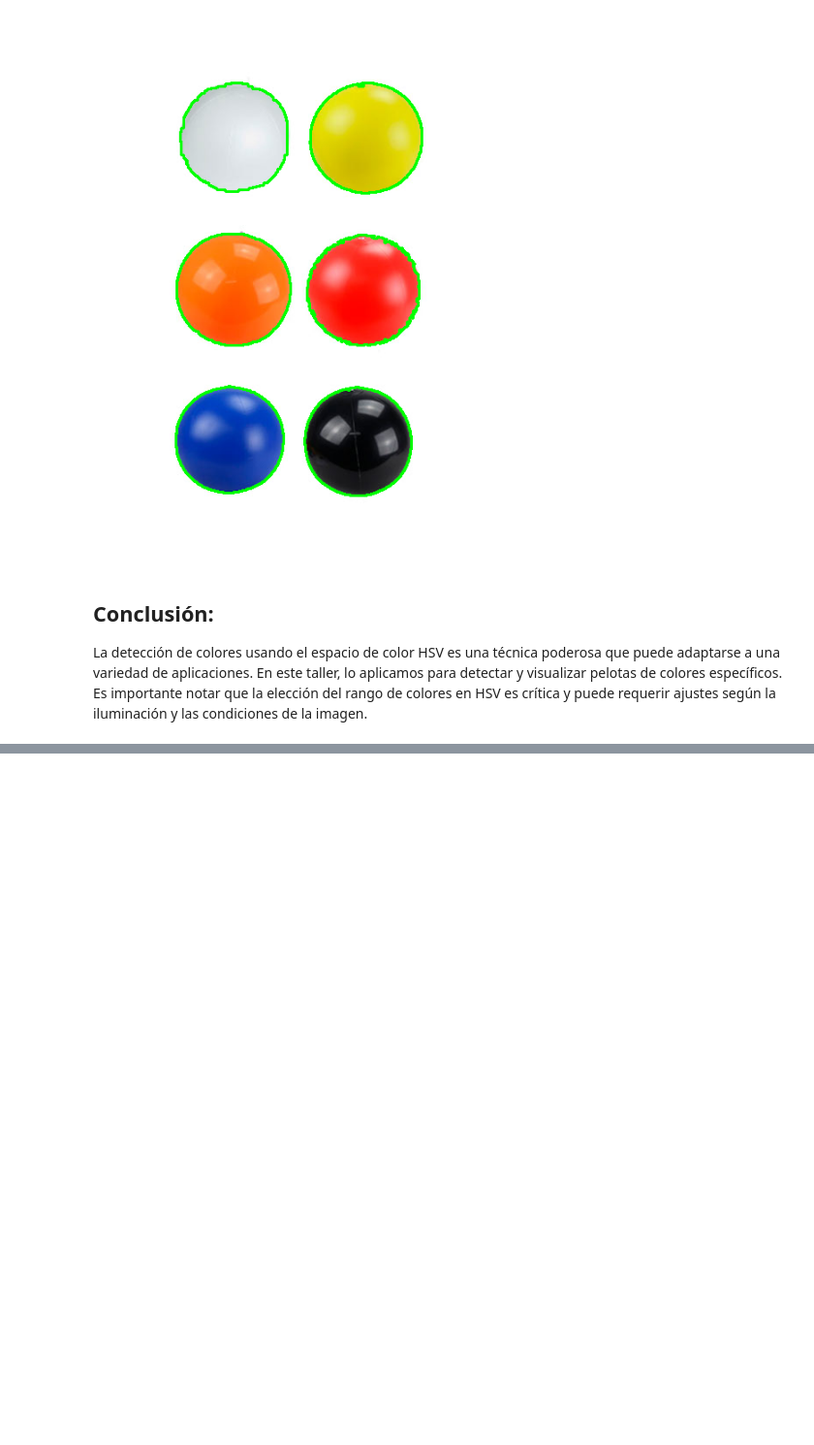
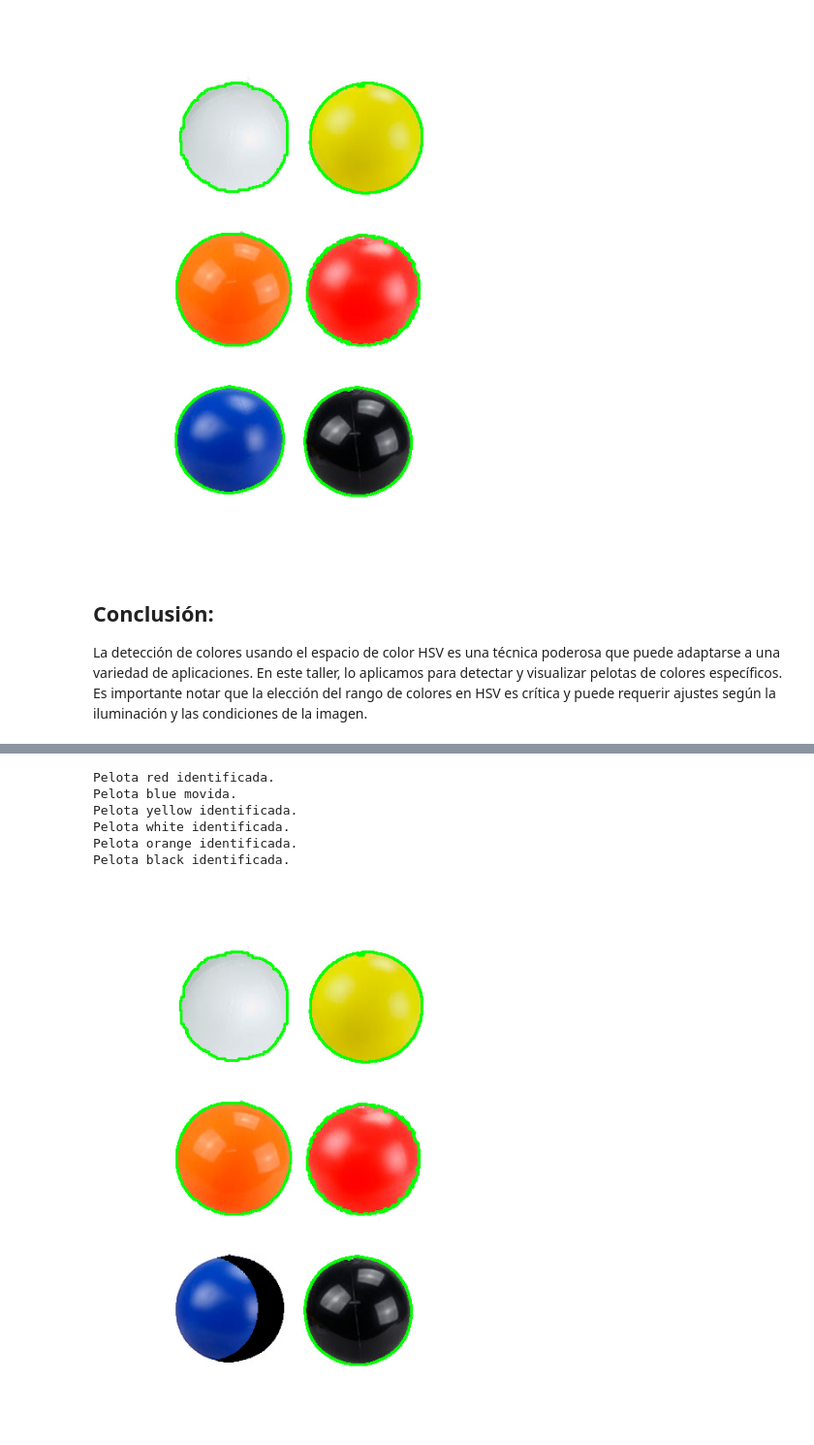
Before and after one commit to jsebastianquiroga/IMAGE_VIDEO_PROCESSING_PUJ, a Jupyter notebook: Talleres/Taller_1.ipynb, the cells around one changed output, grey strips where cells are left out. Shown at 97% size. Cells and saved outputs as stored; diff of their text form; code cells hidden in the pictures; blank space fills up the shorter version.

```diff
--- a/Talleres/Taller_1.ipynb
+++ b/Talleres/Taller_1.ipynb
@@ -189,0 +193,80 @@ La detección de colores usando el espacio de color HSV es una técnica poderosa
+# %%
+def find_ball_contour(image, lower, upper):
+    mask = cv2.inRange(image, lower, upper)
+    contours, _ = cv2.findContours(mask, cv2.RETR_EXTERNAL, cv2.CHAIN_APPROX_SIMPLE)
+
+    if contours:
+        c = max(contours, key=cv2.contourArea)
+        return c
+    return None
+
+def move_blue_ball_left(image, contour, pixels=30):
+    # Calcular el centroide de la pelota
+    M = cv2.moments(contour)
+    cX = int(M["m10"] / M["m00"])
+    cY = int(M["m01"] / M["m00"])
+
+    # Crear una máscara negra del tamaño de la imagen
+    mask = np.zeros_like(image)
+
+    # Dibujar el contorno en blanco en la máscara
+    cv2.drawContours(mask, [contour], -1, (255, 255, 255), -1)
+
+    # Asegurarse de que no nos salgamos del borde al mover
+    cX_new = max(pixels, cX) - pixels
+
+    # Mover el contorno a la izquierda
+    M = np.float32([[1, 0, cX_new - cX], [0, 1, 0]])
+    shifted = cv2.warpAffine(mask, M, (image.shape[1], image.shape[0]))
+
+    # Aplicar una operación AND para obtener la pelota movida en color
+    shifted_colored = cv2.bitwise_and(image, shifted)
+
+    # Quitar la pelota original de la imagen
+    image_no_ball = cv2.bitwise_and(image, cv2.bitwise_not(mask))
+
+    # Agregar la pelota movida a la imagen
+    result = cv2.add(image_no_ball, shifted_colored)
+
+    return result
+
+def highlight_balls(image_original=image_original):
+    # Asegurarse de que image_original esté disponible
+    img = image_original.copy()
+
+    # Convertir la imagen a HSV para facilitar la detección de color
+    hsv = cv2.cvtColor(img, cv2.COLOR_BGR2HSV)
+
+    # Establecer rangos de color para detectar
+    ball_colors = {
+        'red': ([0, 21, 0], [4, 255, 255]),
+        'blue': ([100, 50, 50], [140, 255, 255]),
+        'yellow': ([20, 50, 50], [40, 255, 255]),
+        'white': ([77, 6, 0], [180, 75, 255]),
+        'orange': ([5, 100, 20], [25, 255, 255]),
+        'black': ([0, 0, 0], [180, 255, 150])
+    }
+
+    # Buscar y resaltar contornos para cada color
+    for color, (lower, upper) in ball_colors.items():
+        contour = find_ball_contour(hsv, np.array(lower), np.array(upper))
+
+        if contour is not None and color == "blue":
+            img = move_blue_ball_left(img, contour)
+            print(f"Pelota {color} movida.")
+        elif contour is not None:
+            cv2.drawContours(img, [contour], -1, (0, 255, 0), 2)
+            print(f"Pelota {color} identificada.")
+
+    cv2_imshow(img)
+
+# Ejecutar la función para visualizar los contornos
+highlight_balls()
+# %% [output]
+Pelota red identificada.
+Pelota blue movida.
+Pelota yellow identificada.
+Pelota white identificada.
+Pelota orange identificada.
+Pelota black identificada.
+[figure, added]
```
Also changed, not shown: parts of 3 cells of this notebook.
